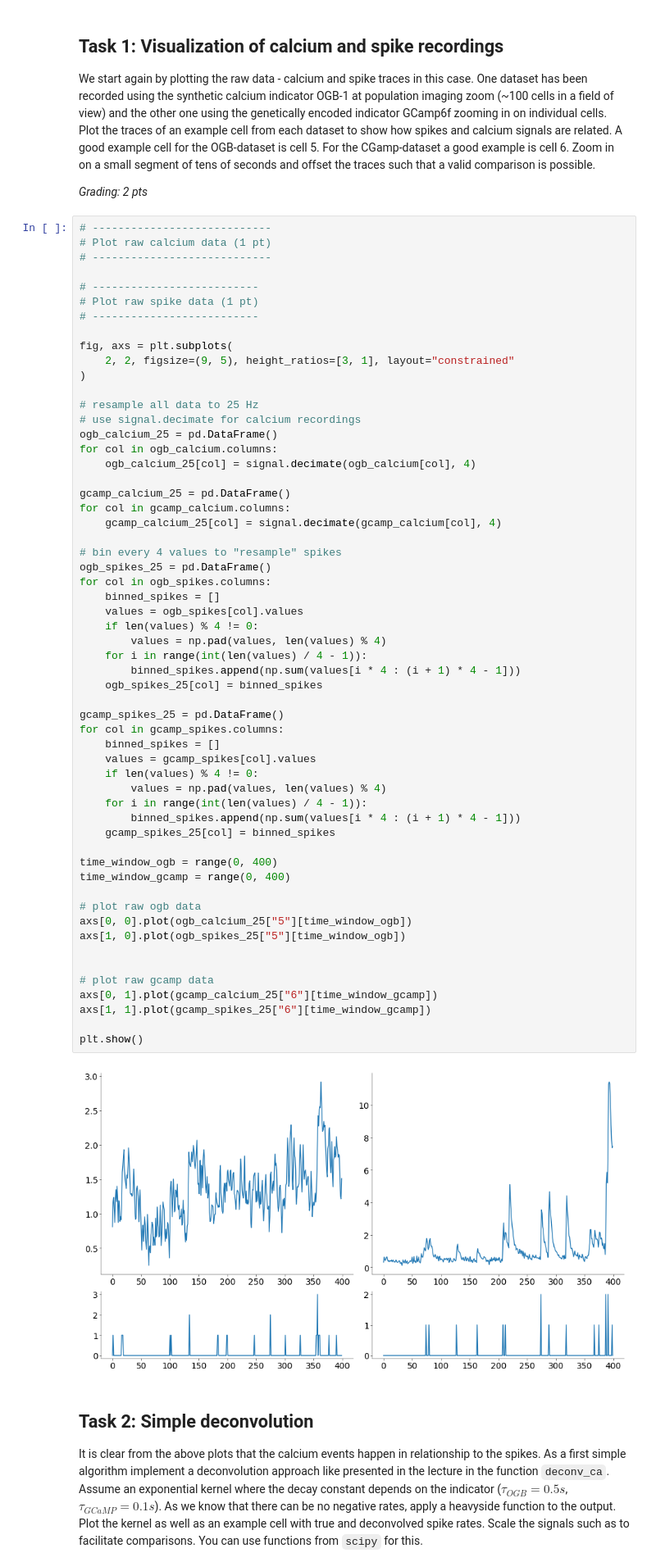
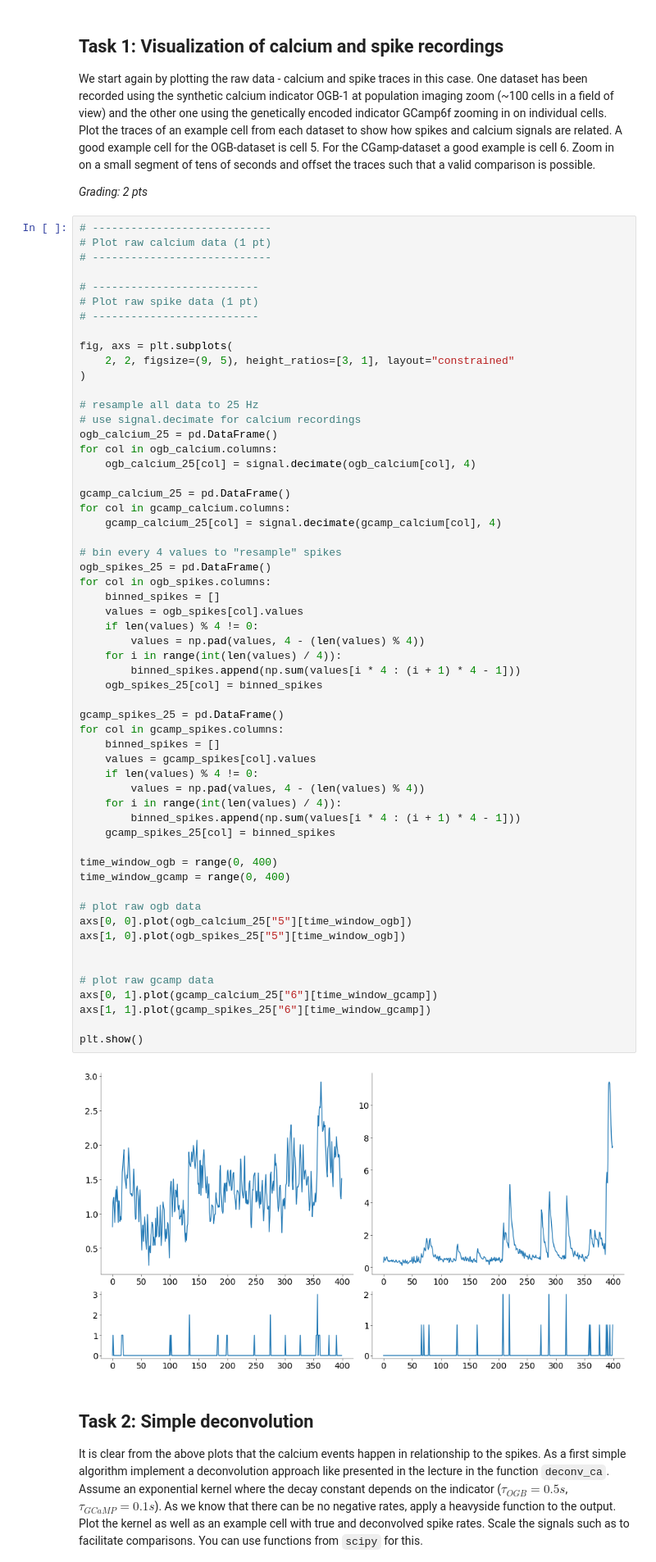
Before and after one commit to GustavKS/Neural-Data, a Jupyter notebook: CodingLab3_JW.ipynb, the cells around one changed output. Shown: that part at 82% size. Cells and saved outputs as stored; diff of their text form.

```diff
--- a/CodingLab3_JW.ipynb
+++ b/CodingLab3_JW.ipynb
@@ -104,38 +104,38 @@ for col in gcamp_calcium.columns:
 ogb_spikes_25 = pd.DataFrame()
 for col in ogb_spikes.columns:
     binned_spikes = []
     values = ogb_spikes[col].values
     if len(values) % 4 != 0:
-        values = np.pad(values, len(values) % 4)
-    for i in range(int(len(values) / 4 - 1)):
+        values = np.pad(values, 4 - (len(values) % 4))
+    for i in range(int(len(values) / 4)):
         binned_spikes.append(np.sum(values[i * 4 : (i + 1) * 4 - 1]))
     ogb_spikes_25[col] = binned_spikes
 
 gcamp_spikes_25 = pd.DataFrame()
 for col in gcamp_spikes.columns:
     binned_spikes = []
     values = gcamp_spikes[col].values
     if len(values) % 4 != 0:
-        values = np.pad(values, len(values) % 4)
-    for i in range(int(len(values) / 4 - 1)):
+        values = np.pad(values, 4 - (len(values) % 4))
+    for i in range(int(len(values) / 4)):
         binned_spikes.append(np.sum(values[i * 4 : (i + 1) * 4 - 1]))
     gcamp_spikes_25[col] = binned_spikes
 
 time_window_ogb = range(0, 400)
 time_window_gcamp = range(0, 400)
 
 # plot raw ogb data
 axs[0, 0].plot(ogb_calcium_25["5"][time_window_ogb])
 axs[1, 0].plot(ogb_spikes_25["5"][time_window_ogb])
 
 
 # plot raw gcamp data
 axs[0, 1].plot(gcamp_calcium_25["6"][time_window_gcamp])
 axs[1, 1].plot(gcamp_spikes_25["6"][time_window_gcamp])
 
 plt.show()
 # %% [output]
-[figure, old version]
+[figure, new version]
 # %% [markdown]
 ## Task 2: Simple deconvolution
 
```
Also changed, not shown: parts of 11 cells of this notebook.
